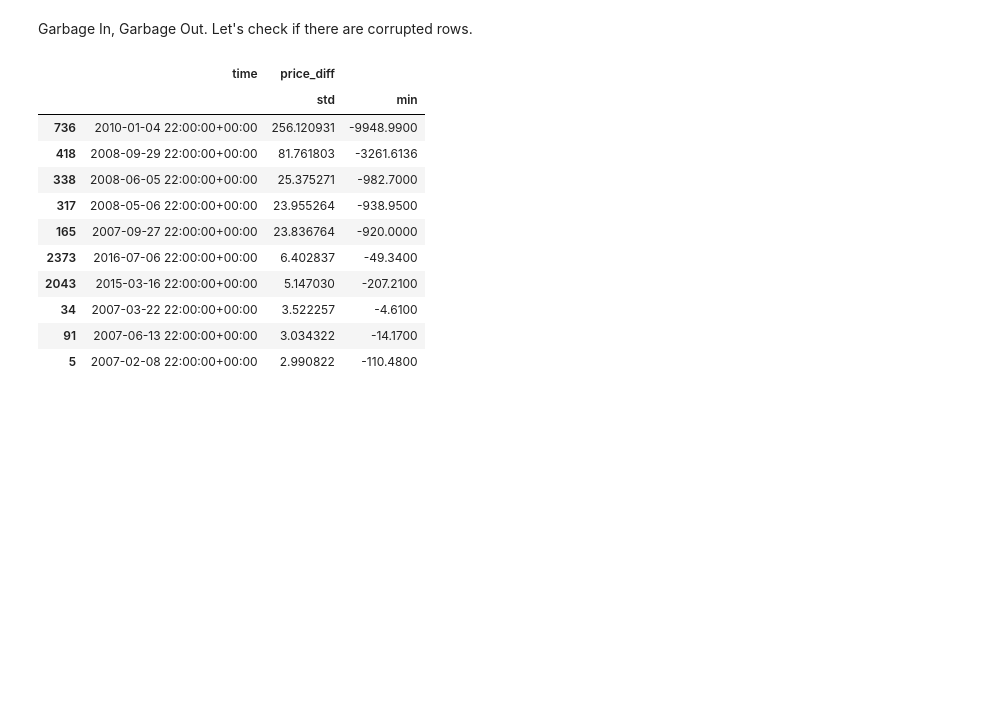
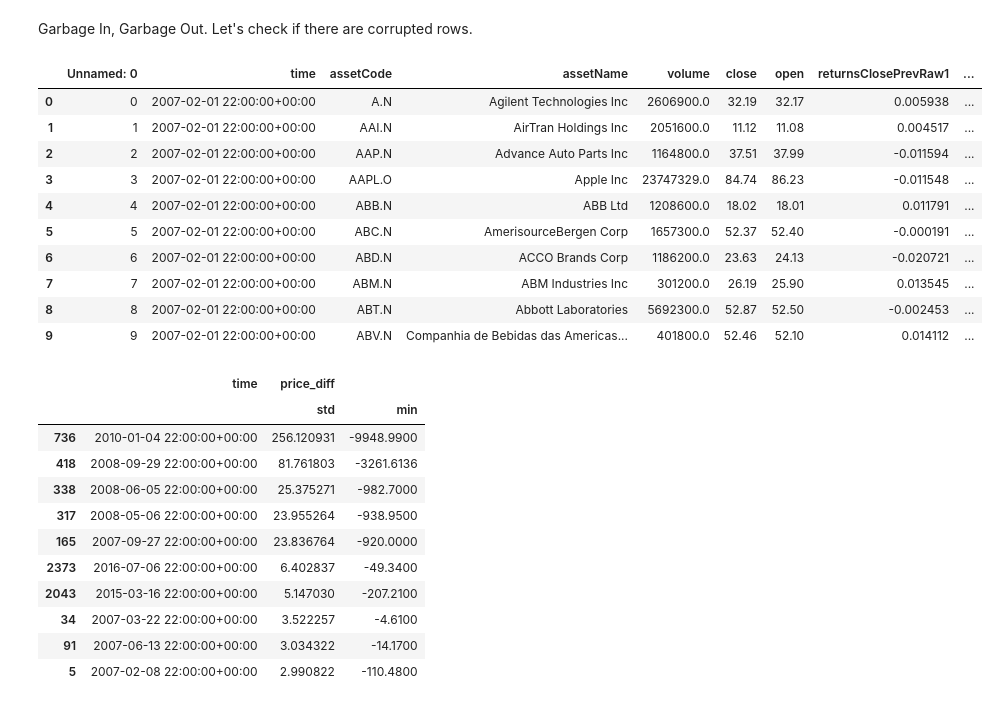
Before and after one commit to 21han/two_sigma_news_sentiments, a Jupyter notebook: Two Sigma EDA by Zihan.ipynb, the cells around one changed output. Cells and saved outputs as stored; diff of their text form; code cells hidden in the pictures; blank space fills up the shorter version.

```diff
--- a/Two Sigma EDA by Zihan.ipynb
+++ b/Two Sigma EDA by Zihan.ipynb
@@ -79,6 +542,20 @@ Therefore, we need to handle each stock's life span properly
 ### 2.2 Outliers
 # %% [markdown]
 Garbage In, Garbage Out. Let's check if there are corrupted rows.
+# %%
+market_train_df.head(10)
+# %% [output]
+|  | Unnamed: 0 | time | assetCode | assetName | volume | close | open | returnsClosePrevRaw1 | ... |
+| 0 | 0 | 2007-02-01 22:00:00+00:00 | A.N | Agilent Technologies Inc | 2606900.0 | 32.19 | 32.17 | 0.005938 | ... |
+| 1 | 1 | 2007-02-01 22:00:00+00:00 | AAI.N | AirTran Holdings Inc | 2051600.0 | 11.12 | 11.08 | 0.004517 | ... |
+| 2 | 2 | 2007-02-01 22:00:00+00:00 | AAP.N | Advance Auto Parts Inc | 1164800.0 | 37.51 | 37.99 | -0.011594 | ... |
+| 3 | 3 | 2007-02-01 22:00:00+00:00 | AAPL.O | Apple Inc | 23747329.0 | 84.74 | 86.23 | -0.011548 | ... |
+| 4 | 4 | 2007-02-01 22:00:00+00:00 | ABB.N | ABB Ltd | 1208600.0 | 18.02 | 18.01 | 0.011791 | ... |
+| 5 | 5 | 2007-02-01 22:00:00+00:00 | ABC.N | AmerisourceBergen Corp | 1657300.0 | 52.37 | 52.40 | -0.000191 | ... |
+| 6 | 6 | 2007-02-01 22:00:00+00:00 | ABD.N | ACCO Brands Corp | 1186200.0 | 23.63 | 24.13 | -0.020721 | ... |
+| 7 | 7 | 2007-02-01 22:00:00+00:00 | ABM.N | ABM Industries Inc | 301200.0 | 26.19 | 25.90 | 0.013545 | ... |
+| 8 | 8 | 2007-02-01 22:00:00+00:00 | ABT.N | Abbott Laboratories | 5692300.0 | 52.87 | 52.50 | -0.002453 | ... |
+| 9 | 9 | 2007-02-01 22:00:00+00:00 | ABV.N | Companhia de Bebidas das Americas... | 401800.0 | 52.46 | 52.10 | 0.014112 | ... |
 # %%
 market_train_df['price_diff'] = market_train_df['close'] - market_train_df['open']
 grouped = market_train_df.groupby('time').agg({'price_diff': ['std', 'min']}).reset_index()
```
Also changed, not shown: parts of 35 cells of this notebook, 1 other file.
